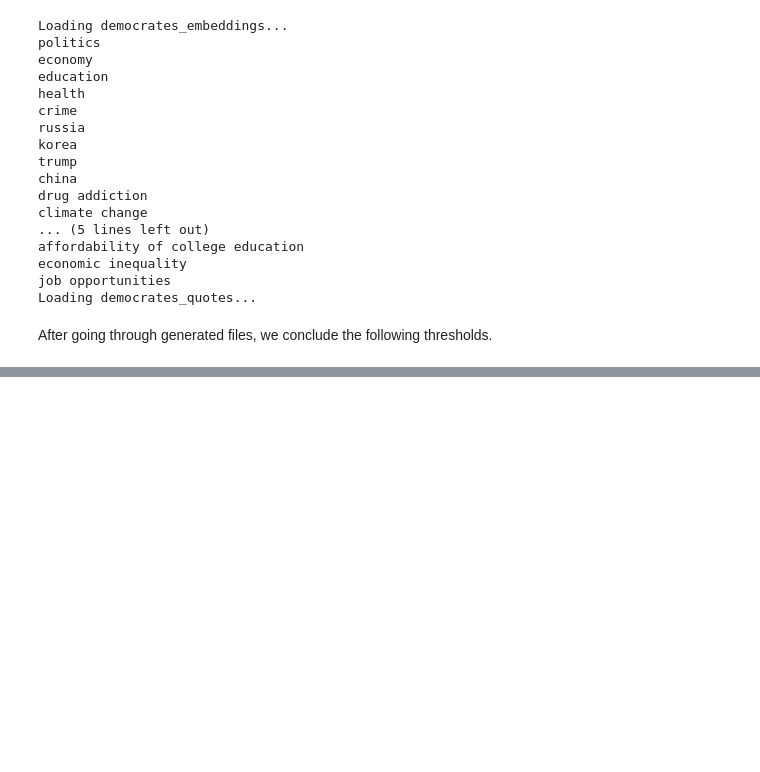
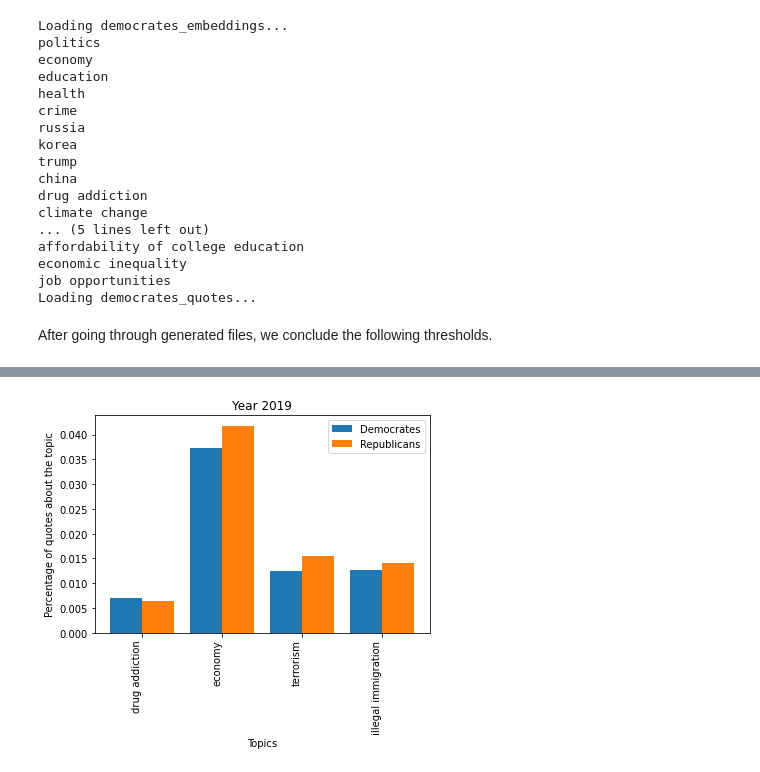
Before and after one commit to gojkoc54/ada-2021-project-limunada, a Jupyter notebook: src/BERT_embeddings.ipynb, the cells around one changed output, grey strips where cells are left out. Saved outputs shown, nothing was run; the diff lists cells and outputs as text; code cells hidden in the pictures; blank space fills up the shorter version.

```diff
--- a/src/BERT_embeddings.ipynb
+++ b/src/BERT_embeddings.ipynb
@@ -548,0 +594,5 @@ num_of_quotes
+# %%
+topics2 = ['drug addiction', 'economy', 'terrorism', 'illegal immigration']
+plot_topics_bar_chart(topics2, '2019', percentage_of_quotes)
+# %% [output]
+[figure, added]
```
Also changed, not shown: parts of 20 cells of this notebook.
